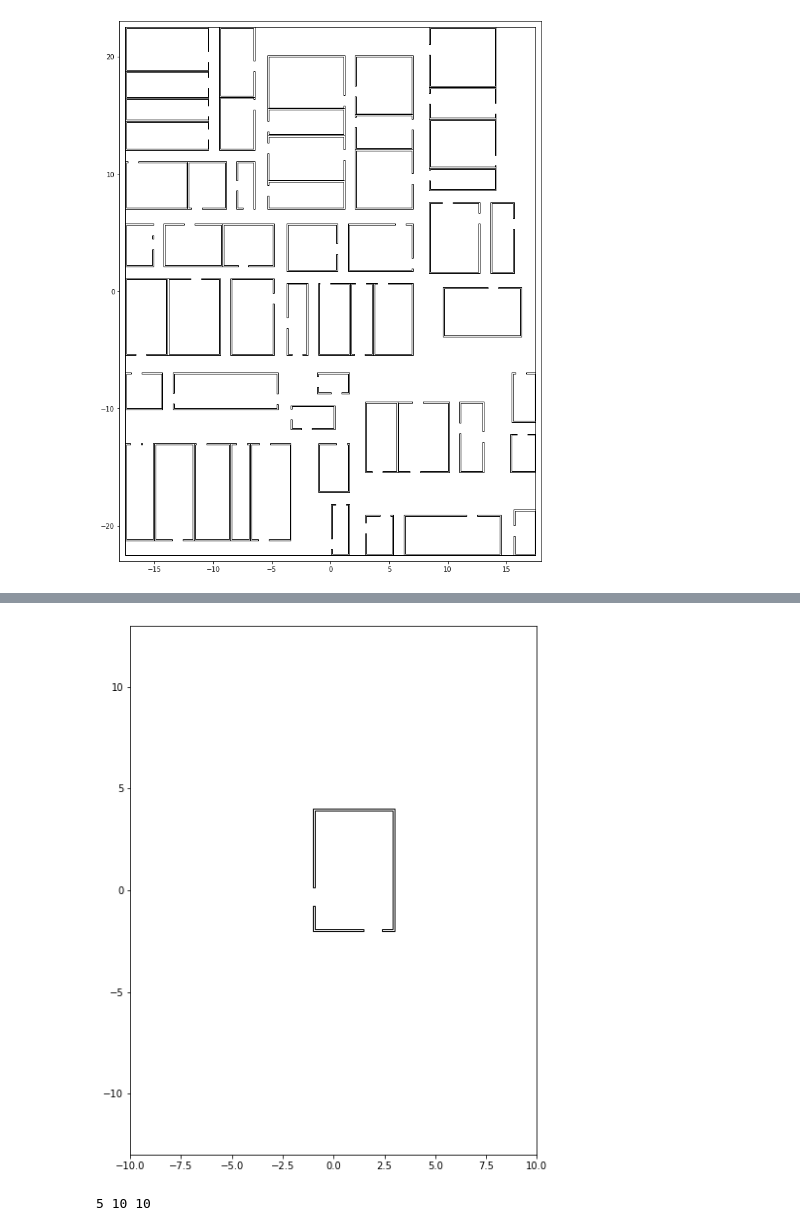
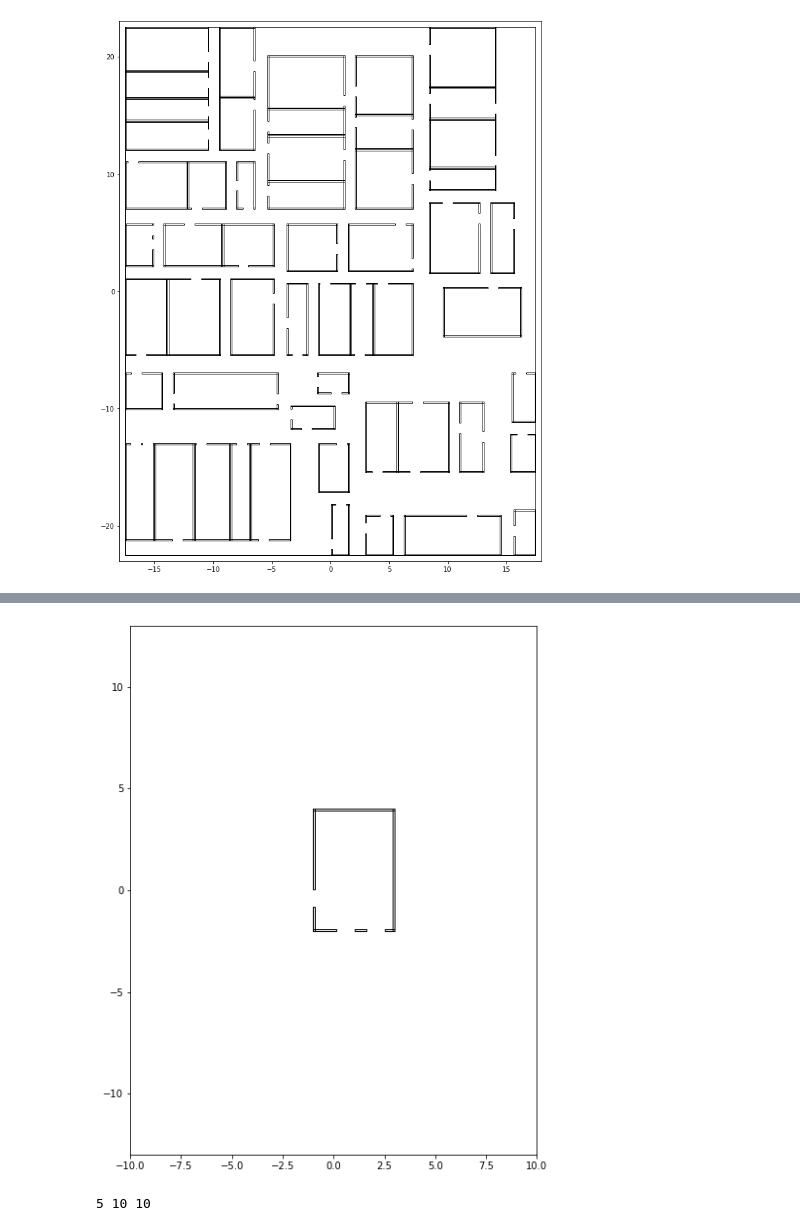
Before and after one commit to Makuh17/navrep, a Jupyter notebook: jupyter_tests/Room generation.ipynb, the cells around one changed output, grey strips where cells are left out. Saved outputs shown, nothing was run; the diff lists cells and outputs as text; code cells hidden in the pictures.

```diff
--- a/jupyter_tests/Room generation.ipynb
+++ b/jupyter_tests/Room generation.ipynb
@@ -106,7 +106,12 @@ plot_rooms = [main_room]+rooms
 fig, ax = plt.subplots(figsize=[15,15])
 for r in plot_rooms:
     if r.door:
-        for p in r.get_polygons():
+        poly, rect = r.get_polygons()
+        for p in poly:
+            polygon = Polygon(np.array(p), fill=False)
+            #ax.add_patch(polygon)
+            #ax.plot(r.door[0][0][:,0], r.door[0][0][:,1], '.')
+        for p in rect:
             polygon = Polygon(np.array(p), fill=False)
             ax.add_patch(polygon)
             #ax.plot(r.door[0][0][:,0], r.door[0][0][:,1], '.')
@@ -132,14 +135,19 @@ collision
 # %%
 fig, ax = plt.subplots(figsize=[10,10])
-for p in test_room.get_polygons():
-    polygon = Polygon(p, fill=False)
+poly, rect = test_room.get_polygons()
+#for p in poly:
+    #polygon = Polygon(p, fill=False)
+    #ax.add_patch(polygon)
+for r in rect:
+    polygon = Polygon(r, fill=False)
     ax.add_patch(polygon)
+
 plt.xlim([-10,10])
 plt.ylim([-13,13])
 ax.set_aspect('equal', 'box')
 plt.show()
 # %% [output]
-[figure, old version]
+[figure, new version]
 # %%
 env = NavRepTrainEnv(silent=True, scenario='test', adaptive=False)
 #env.soadrl_sim.human_num = 5
```
Also changed, not shown: parts of 4 cells of this notebook, 2 other files.
